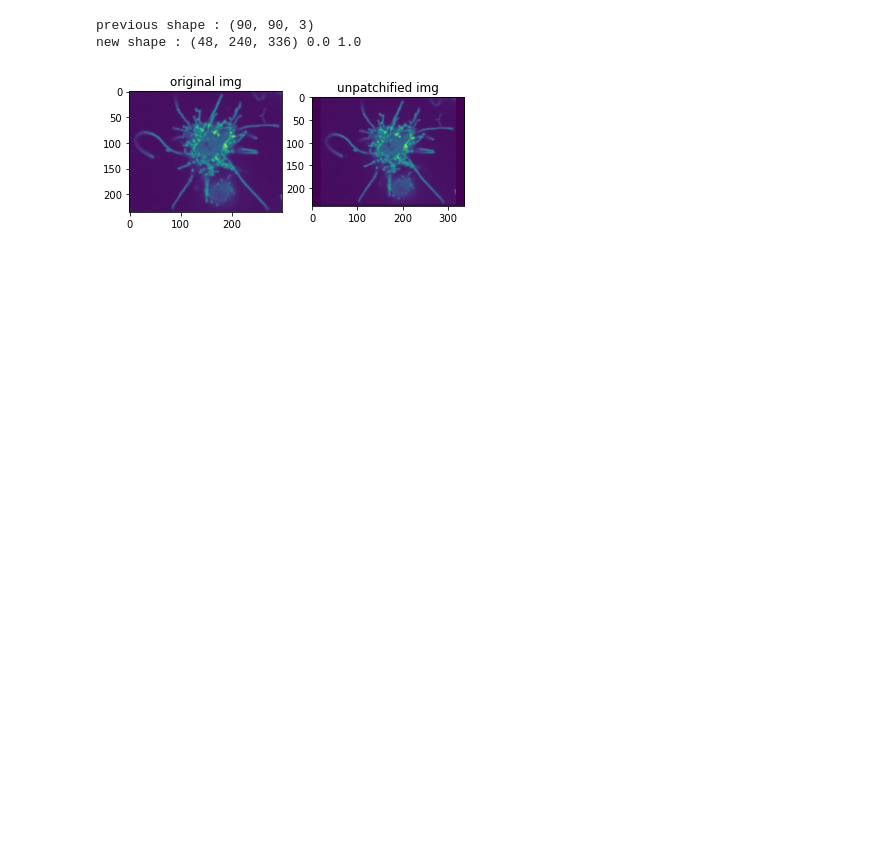
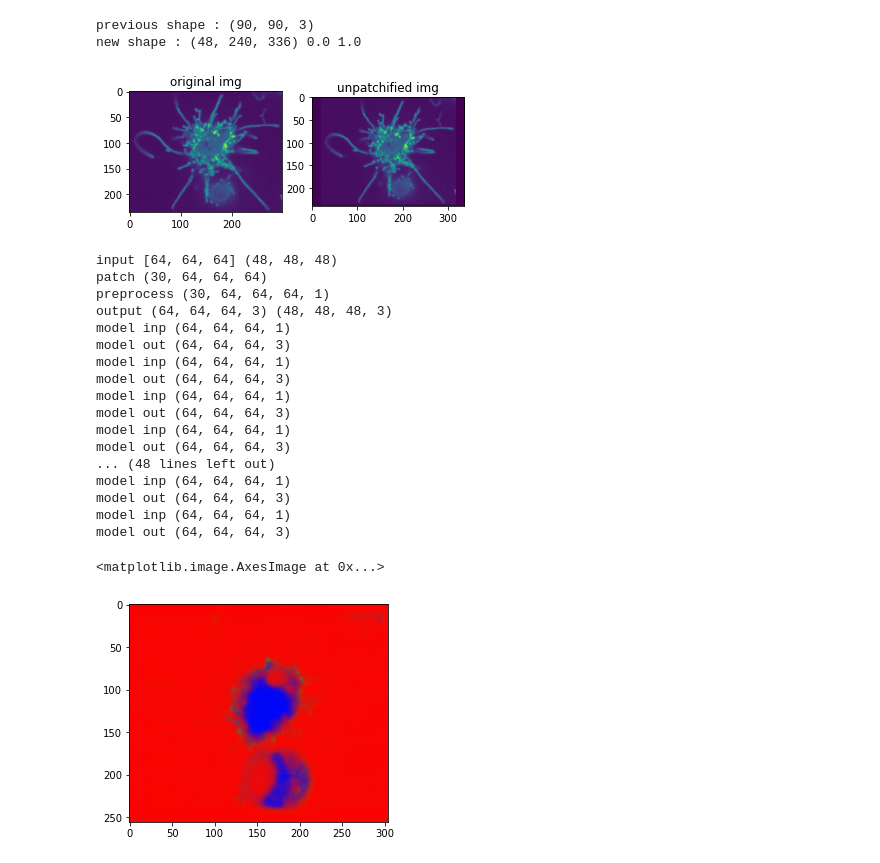
Before and after one commit to linum-uqam/carreno-cytonemes, a Jupyter notebook: notebooks/patchify_example.ipynb, the cells around one changed output. Saved outputs shown, nothing was run; the diff lists cells and outputs as text; code cells hidden in the pictures; blank space fills up the shorter version.

```diff
--- a/notebooks/patchify_example.ipynb
+++ b/notebooks/patchify_example.ipynb
@@ -227,3 +270,27 @@ plt.show()
 previous shape : (90, 90, 3)
 new shape : (48, 240, 336) 0.0 1.0
 [figure]
+# %%
+model = tf.keras.models.load_model("../data/output/model/unet3D_basic.h5", compile=False)
+pred = patches.volume_pred_from_vol(model, x, stride, None)
+plt.imshow(pred[35])
+# %% [output]
+input [64, 64, 64] (48, 48, 48)
+patch (30, 64, 64, 64)
+preprocess (30, 64, 64, 64, 1)
+output (64, 64, 64, 3) (48, 48, 48, 3)
+model inp (64, 64, 64, 1)
+model out (64, 64, 64, 3)
+model inp (64, 64, 64, 1)
+model out (64, 64, 64, 3)
+model inp (64, 64, 64, 1)
+model out (64, 64, 64, 3)
+model inp (64, 64, 64, 1)
+model out (64, 64, 64, 3)
+... (48 lines left out)
+model inp (64, 64, 64, 1)
+model out (64, 64, 64, 3)
+model inp (64, 64, 64, 1)
+model out (64, 64, 64, 3)
+<matplotlib.image.AxesImage at 0x...>
+[figure, added]
```
Also changed, not shown: parts of 6 cells of this notebook, 8 other files.
